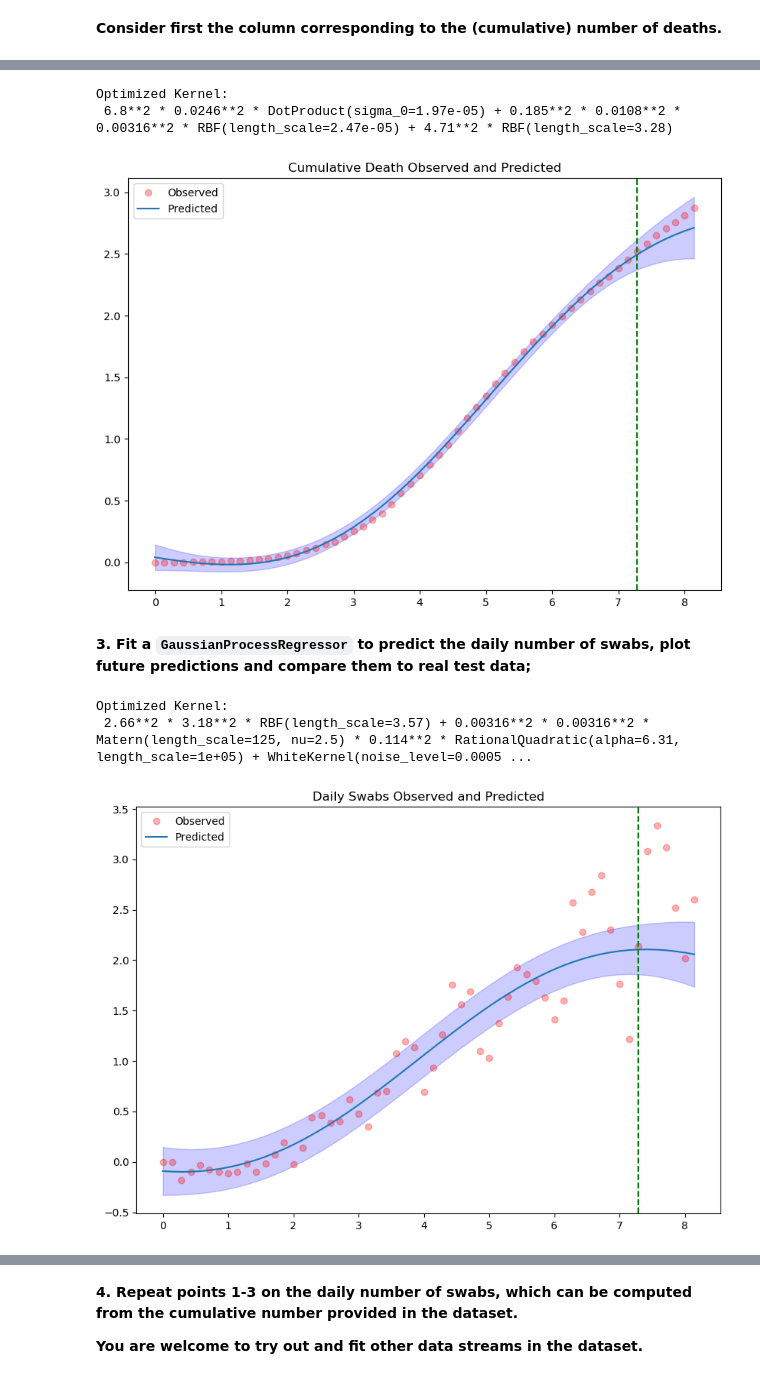
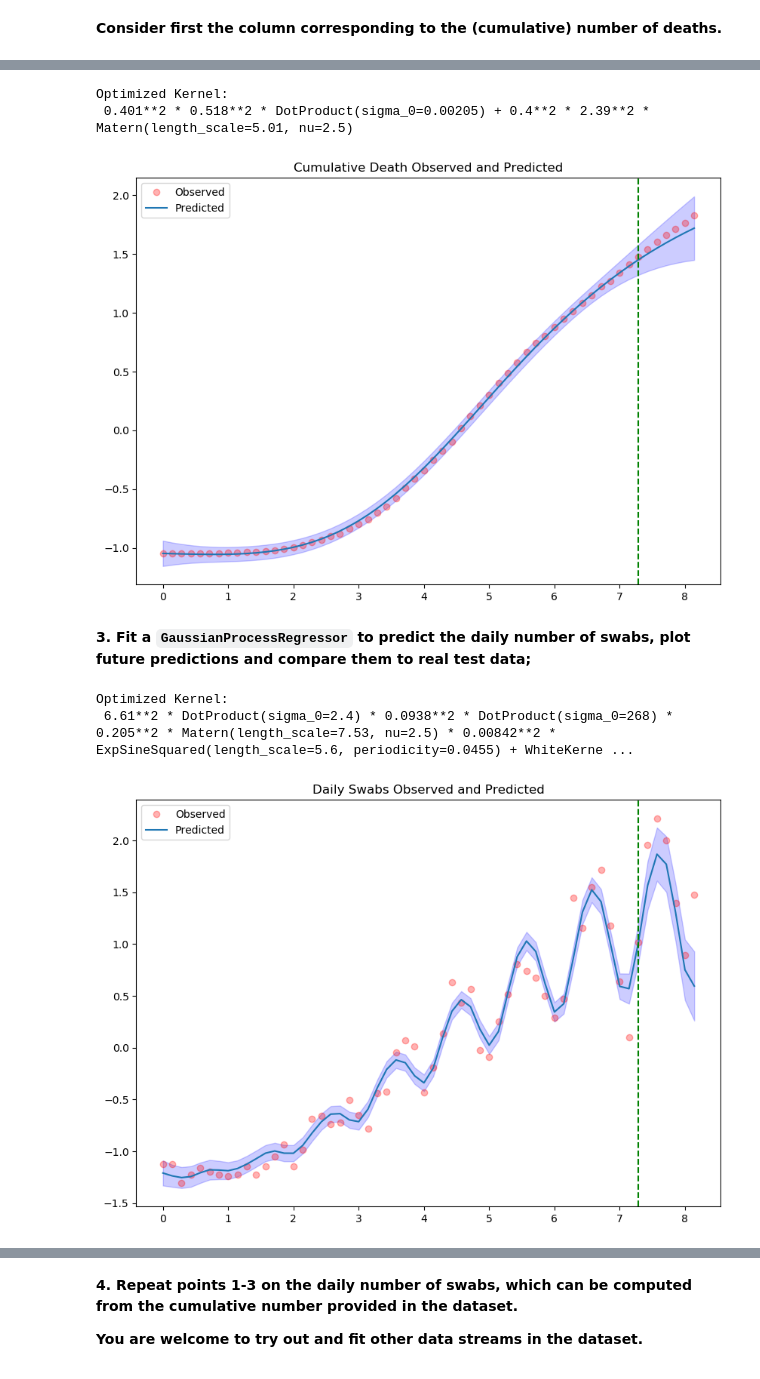
Before and after one commit to demirbilek95/statistical-machine-learning, a Jupyter notebook: homeworks/homework_05.ipynb, the cells around one changed output, grey strips where cells are left out. Saved outputs shown, nothing was run; the diff lists cells and outputs as text; code cells hidden in the pictures.

Commit message:
homework 5 is done(kernels updated)

```diff
--- a/homeworks/homework_05.ipynb
+++ b/homeworks/homework_05.ipynb
@@ -94,7 +94,7 @@ def normalize(column):
     """Normalizing the given column by substracting the first element
     and dividing it to standard deviation"""
 
-    first = column[0]
+    first = np.mean(column)
     std = np.std(column)
     return (column-first)/ std
 # %%
@@ -150,6 +150,6 @@ from sklearn.gaussian_process.kernels import RBF, ExpSineSquared, RationalQuadra
 from sklearn.gaussian_process.kernels import  DotProduct, Matern, ConstantKernel
 # %%
 kernel1 = 10**2 * RBF(length_scale=20) # long term trend
-kernel2 = 50**2 * RationalQuadratic(length_scale=50, alpha=0.5)
-kernel3 = 50 * kernel1 + 20 * RBF(length_scale=100.0)
-kernel4 = 50**2 * Matern(length_scale=50,nu=2.5)
+kernel2 = 50 * DotProduct(sigma_0=0.5) # linear regression
+kernel3 = 50**2 * Matern(length_scale=50,nu=2.5)
+kernel4 = 20**2 * ExpSineSquared(length_scale=20)
@@ -161,3 +156,9 @@ kernel8 = 100*(30**2 * DotProduct(sigma_0=1)) + 30* kernel3 # for linearity
+# %%
+kernel5 = 50*kernel2 * 20*kernel1 + WhiteKernel(noise_level=0.1)
+kernel6 = kernel2 * kernel2 + WhiteKernel(noise_level=0.1)
+kernel7 = 30*kernel2 + 70*kernel3
+kernel8 = 100*(30**2 *kernel1) + 30* kernel3
+kernel9 = (kernel2 * kernel2) * kernel3 * kernel4 + WhiteKernel(noise_level=0.1)
 # %% [markdown]
 **Consider first the column corresponding to the (cumulative) number of deaths.**
 # %%
@@ -206,7 +207,7 @@ Optimized Kernel:
 # %%
-fit_plot_givekernel(X="Rescaled_Date",y="Deaths_normalized",kernel=kernel8,alpha=0.05,
+fit_plot_givekernel(X="Rescaled_Date",y="Deaths_normalized",kernel=kernel7,alpha=0.05,
                         plot_title="Cumulative Death Observed and Predicted" )
 # %% [output]
 Optimized Kernel:
- 6.8**2 * 0.0246**2 * DotProduct(sigma_0=1.97e-05) + 0.185**2 * 0.0108**2 * 0.00316**2 * RBF(length_scale=2.47e-05) + 4.71**2 * RBF(length_scale=3.28)
+ 0.401**2 * 0.518**2 * DotProduct(sigma_0=0.00205) + 0.4**2 * 2.39**2 * Matern(length_scale=5.01, nu=2.5)
-[figure, old version]
+[figure, new version]
@@ -217,10 +215,10 @@ fit_plot_givekernel(X="Rescaled_Date",y="Deaths_normalized",kernel=kernel3,alpha
 **3. Fit a `GaussianProcessRegressor` to predict the daily number of swabs, plot future predictions and compare them to real test data;**
 # %%
 # maybe need to make it bit upper for rgiht side
-fit_plot_givekernel(X="Rescaled_Date",y="Daily_swabs_normalized",kernel=kernel7,alpha=0.05,
+fit_plot_givekernel(X="Rescaled_Date",y="Daily_swabs_normalized",kernel=kernel9,alpha=0.05,
                         plot_title="Daily Swabs Observed and Predicted")
 # %% [output]
 Optimized Kernel:
- 2.66**2 * 3.18**2 * RBF(length_scale=3.57) + 0.00316**2 * 0.00316**2 * Matern(length_scale=125, nu=2.5) * 0.114**2 * RationalQuadratic(alpha=6.31, length_scale=1e+05) + WhiteKernel(noise_level=0.0005 ...
+ 6.61**2 * DotProduct(sigma_0=2.4) * 0.0938**2 * DotProduct(sigma_0=268) * 0.205**2 * Matern(length_scale=7.53, nu=2.5) * 0.00842**2 * ExpSineSquared(length_scale=5.6, periodicity=0.0455) + WhiteKerne ...
-[figure, old version]
+[figure, new version]
 # %% [markdown]
```
Also changed, not shown: parts of 7 cells of this notebook, 1 other file.
